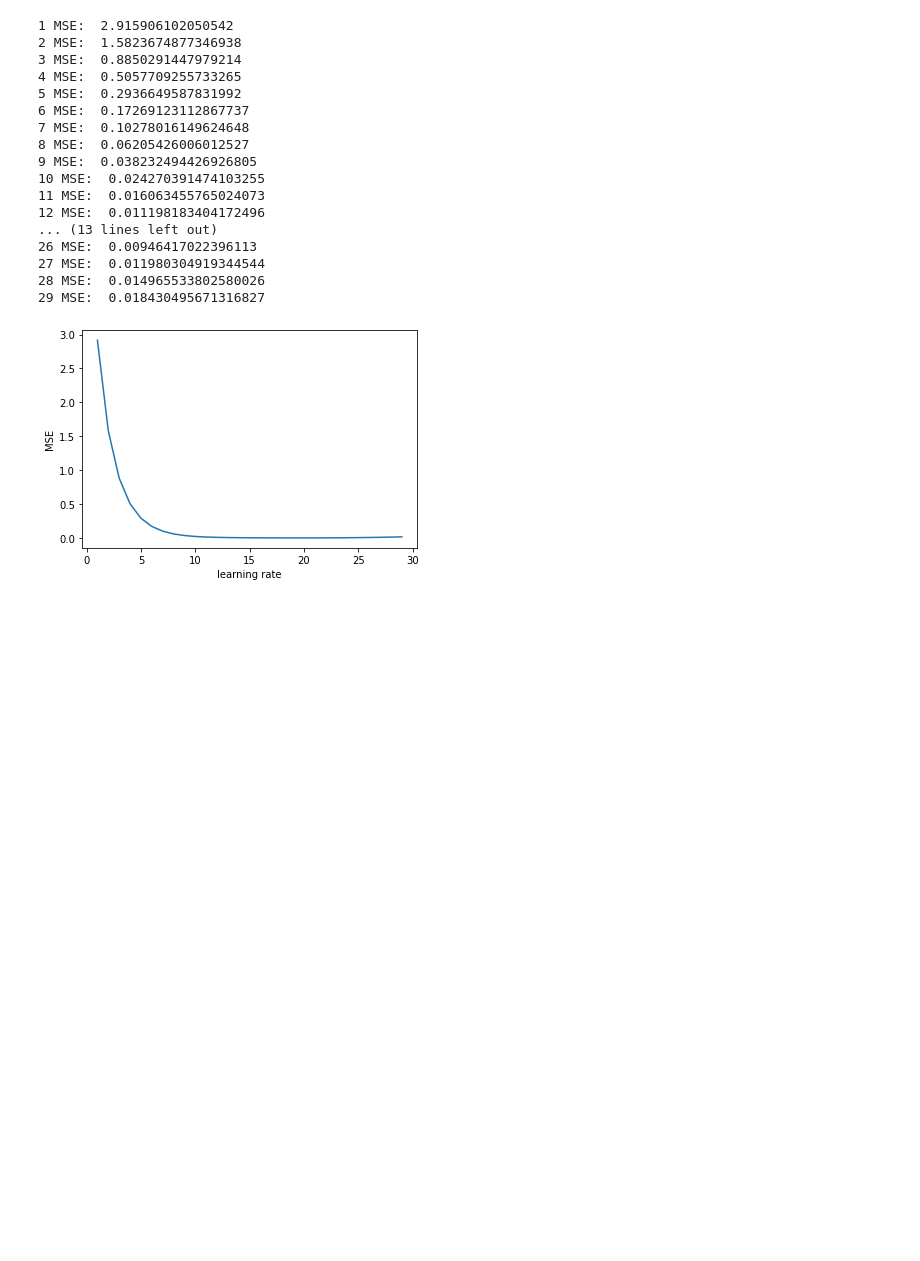
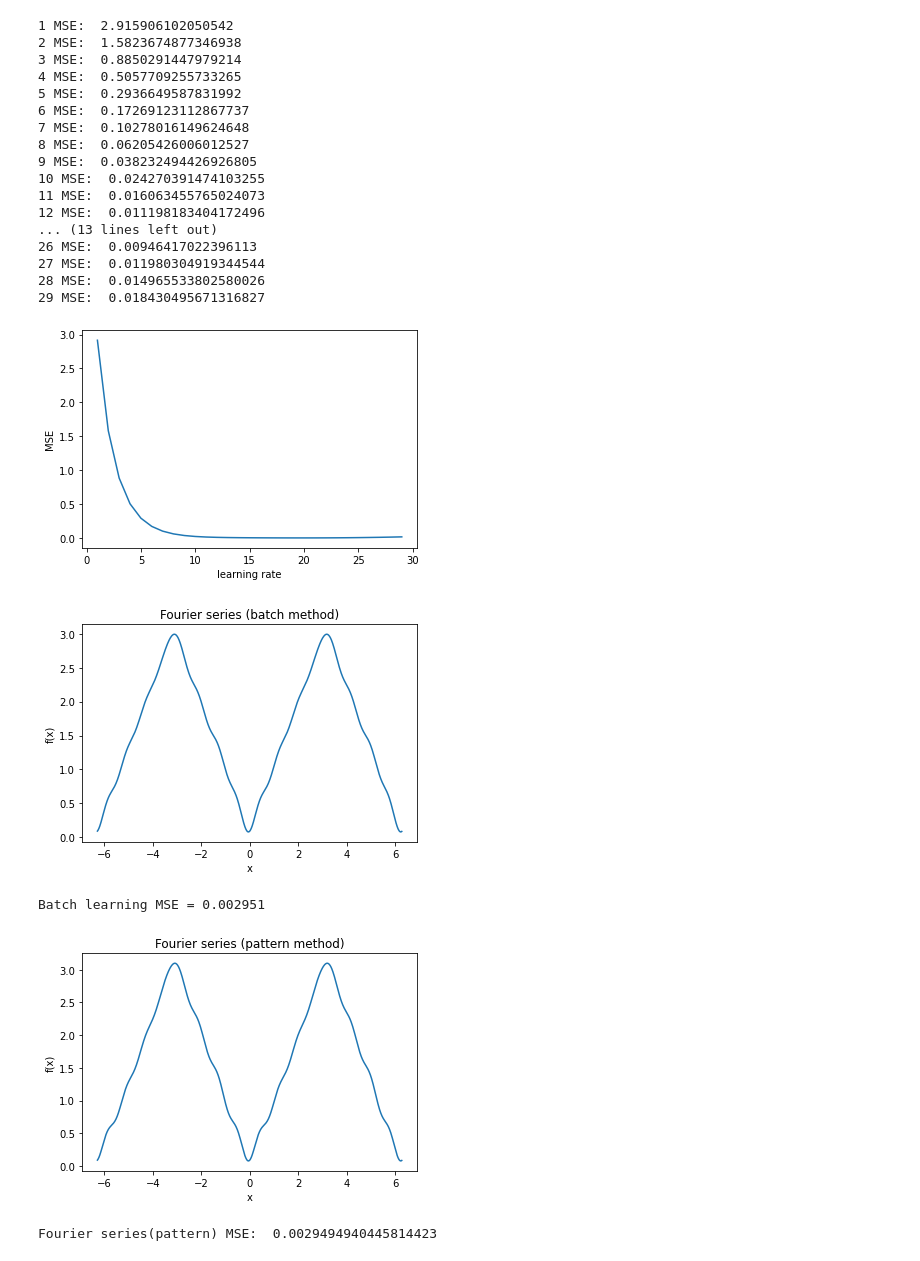
Before and after one commit to CHI-YU-SUNG/ML, a Jupyter notebook: hw2/HW2 .ipynb, the cells around one changed output. Drawn from its saved outputs; the diff is of its cells as text; code cells hidden in the pictures; blank space fills up the shorter version.

```diff
--- a/hw2/HW2 .ipynb
+++ b/hw2/HW2 .ipynb
@@ -200,4 +191,59 @@ plt.show()
 28 MSE:  0.014965533802580026
 29 MSE:  0.018430495671316827
 [figure]
+# %%
+# (e) batch learning vs pattern learning
+def Gradient_descent_batch(y, learning_rate, order, batch_size):
+    a0=3
+    an = 0.5*np.ones(order)
+    bn = 0.5*np.ones(order)
+    nx = [x[i:i+batch_size] for i in range(0,len(x),batch_size)] # split time
+    ny = [y[i:i+batch_size] for i in range(0,len(y),batch_size)] # ground truth signal
+    p = int(np.size(x)/batch_size)
+    for i in range(0, p):
+        J = []
+        for m in range(0,batch_size):
+            tmp = (ny[i][m] - fourier(nx[i][m], order, a0 ,an, bn) )
+            J.append(tmp)
+        #a0 = a0 + learning_rate*sum(J)
+        a0 = a0 + 1/batch_size * learning_rate*sum(J)
+
+        for k in range(0,order):
+            for h in range(0,batch_size):
+                an[k] = an[k] + 1/batch_size * learning_rate *sum(J) *np.cos((k+1)*(nx[i][h]))
+                bn[k] = bn[k] + 1/batch_size * learning_rate *sum(J)*np.sin((k+1)*(nx[i][h]))
+                #an[k] = an[k] + learning_rate *sum(J) *np.cos((k+1)*(nx[i][h]))
+                #bn[k] = bn[k] + learning_rate *sum(J)*np.sin((k+1)*(nx[i][h]))
+    return a0 ,an, bn
+# parameter setting
+order = 8
+learning_rate = 0.01
+M = 4 # batch
+#### batch learning
+a0_e, an_e,bn_e = Gradient_descent_batch(Input, learning_rate, order, M)
+pattern_series_e = fourier(x, order, a0_e, an_e, bn_e)
+plt.plot(x, pattern_series_e)
+plt.title('Fourier series (batch method)')
+plt.xlabel('x')
+plt.ylabel('f(x)')
+plt.show()
+rmsee = mean_squared_error(Input, pattern_series_e)
+print('Batch learning MSE = %f' %rmsee)
+#### pattern learning
+a0, an, bn  = Gradient_descent(Input, learning_rate, order)
+pattern_series = fourier(x, order, a0, an, bn)
+# plot
+plt.plot(x, pattern_series)
+plt.title('Fourier series (pattern method)')
+plt.xlabel('x')
+plt.ylabel('f(x)')
+plt.show()
+
+MSE = mean_squared_error(Input,pattern_series)
+print("Fourier series(pattern) MSE: ",MSE)
+# %% [output]
+[figure, added]
+Batch learning MSE = 0.002951
+[figure, added]
+Fourier series(pattern) MSE:  0.0029494940445814423
 # %%
```
Also changed, not shown: parts of 12 cells of this notebook, 2 other files.
